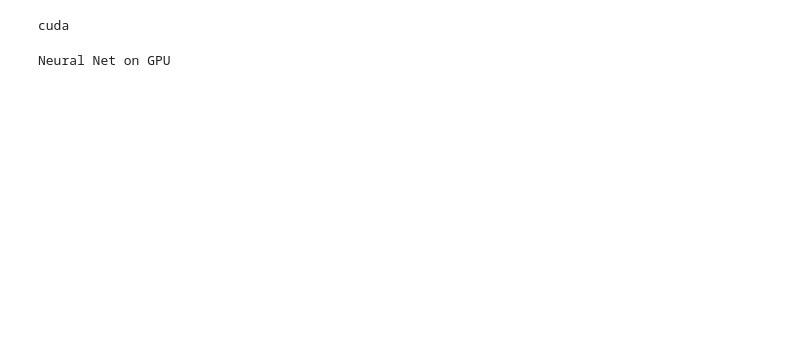
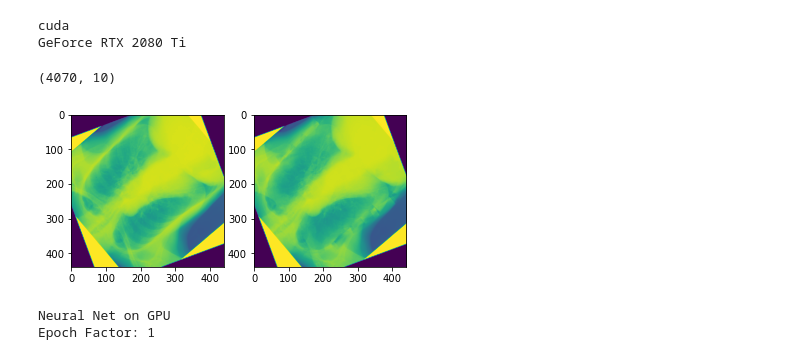
Before and after one commit to danielnflam/Deep-Learning-Models-for-bone-suppression-in-chest-radiographs, a Jupyter notebook: main.ipynb, the cells around one changed output. Saved outputs shown, nothing was run; the diff lists cells and outputs as text; code cells hidden in the pictures; blank space fills up the shorter version.

```diff
--- a/main.ipynb
+++ b/main.ipynb
@@ -22,16 +22,21 @@ flag_debug = False
 # Input Directories
 #data_BSE = "D:/data/JSRT/BSE_JSRT"
 #data_normal = "D:/data/JSRT/JSRT"
-data_BSE = "G:/DanielLam/JSRT/BSE_JSRT"
-data_normal = "G:/DanielLam/JSRT/JSRT"
+data_BSE = "G:/DanielLam/JSRT/augmented/augmented/target"
+data_normal = "G:/DanielLam/JSRT/augmented/augmented/source"
+
+# Save directories:
+output_save_directory = 'runs'
+PATH_SAVE_NETWORK_INTERMEDIATE = os.path.join(output_save_directory, 'network_intermediate.pt' )
+PATH_SAVE_NETWORK = os.path.join(output_save_directory, 'network_final.pt')
 
 # Image Size:
 image_spatial_size = (440,440)
-_batch_size = 4
+_batch_size = 128
 test_length = 10
 
 # Optimisation
-lr_ini = 0.001
+lr_ini = 0.01
 beta1 = 0.9
 beta2 = 0.999
 
@@ -45,53 +50,67 @@ lr_decay_ratio = 0.25
 def weights_init(m):
     classname = m.__class__.__name__
     if isinstance(m, nn.Conv2d) or isinstance(m, nn.ConvTranspose2d):
-        nn.init.normal_(m.weight.data, 0., 0.02)
+        #nn.init.normal_(m.weight.data, 0., 0.02)
+        nn.init.kaiming_normal_(m.weight.data,0)
         try:
             nn.init.constant_(m.bias.data, 0.)
         except:
             pass
-    if isinstance(m, nn.BatchNorm2d):
+    if isinstance(m, nn.BatchNorm2d) or isinstance(m, nn.InstanceNorm2d):
         if m.affine:
             nn.init.normal_(m.weight.data, 1.0, 0.02)
             nn.init.constant_(m.bias.data, 0.)
 
 ## Code for putting things on the GPU
-ngpu = 2
+ngpu = torch.cuda.device_count()
 os.environ["CUDA_VISIBLE_DEVICES"] = "0,1"
 device = torch.device("cuda" if (torch.cuda.is_available() and ngpu > 0) else "cpu")
 print(device)
+print(torch.cuda.get_device_name(torch.cuda.current_device()))
 # %% [output]
 cuda
+GeForce RTX 2080 Ti
 # %%
 # Current date:
 current_date=datetime.datetime.today().strftime('%Y-%m-%d')
 
 # Data Loader
 discriminator_keys_images = ["source", "boneless"]
 target_key = "boneless"
 ds = datasets.JSRT_CXR(data_normal, data_BSE,
                          transform=tvtransforms.Compose([
-                             transforms.CLAHE(discriminator_keys_images),
+                             #transforms.CLAHE(discriminator_keys_images), -- takes ages
                              transforms.ZScoreNormalisation(discriminator_keys_images),
                              transforms.RescalingNormalisation(discriminator_keys_images,(0,1)),
                              transforms.RandomHorizontalFlip(discriminator_keys_images, probability=0.5),
                              transforms.RandomVerticalFlip(discriminator_keys_images, probability=0.5),
-                             transforms.IntensityJitter(discriminator_keys_images,source_image_key="source", rescale_factor_limits=(0.75,1.0), window_motion_limits=(-1,1)),
+                             #transforms.IntensityJitter(discriminator_keys_images,source_image_key="source", rescale_factor_limits=(0.75,1.0), window_motion_limits=(-1,1)),
                              transforms.RandomIntensityComplement(discriminator_keys_images, probability=0.5),
                              transforms.RandomRotation(discriminator_keys_images),
                              transforms.Rescale(image_spatial_size, discriminator_keys_images, None),
                              transforms.ToTensor(discriminator_keys_images),
                              ])
                       )
 
 # SPLIT DATA INTO TRAINING/VALIDATION SET
 lengths=(len(ds)-test_length, test_length)
+print(lengths)
 ds_training, ds_val = torch.utils.data.random_split(ds, lengths)
 
 dl_training = DataLoader(ds_training, batch_size=_batch_size,
                          shuffle=True, num_workers=0)
 
-fixed_val_sample = next(iter(ds_val))
+dl_validation = DataLoader(ds_val, batch_size=1,
+                         shuffle=False, num_workers=0)
+fixed_val_sample = next(iter(dl_validation))
+
+fig, ax = plt.subplots(1,2)
+ax[0].imshow(fixed_val_sample["source"][0,0,:])
+ax[1].imshow(fixed_val_sample["boneless"][0,0,:])
+plt.show()
+# %% [output]
+(4070, 10)
+[figure, added]
 # %%
 ## Implementation of network and losses
 input_array_size = (_batch_size, 1, image_spatial_size[0], image_spatial_size[1])
@@ -107,8 +126,10 @@ net = net.to(device)
 
 # Optimiser
 optimizer = torch.optim.Adam(net.parameters(), lr=lr_ini, betas=(beta1, beta2))
+
 # Learning Rate Scheduler
-epoch_factor = num_reals_per_epoch_paper//len(ds_training) # need to have this factor as many epochs as that described in the paper
+epoch_factor = round(num_reals_per_epoch_paper/len(ds_training)) # need to have this factor as many epochs as that described in the paper
+print("Epoch Factor: "+str(epoch_factor))
 total_num_epochs = total_num_epochs_paper*epoch_factor
 num_epochs_decay_lr = num_epochs_decay_lr_paper*epoch_factor
 def lambda_rule(epoch, lr_ini=lr_ini, num_epochs_decay_lr=num_epochs_decay_lr, lr_decay_ratio=lr_decay_ratio):
@@ -118,18 +139,23 @@ def lambda_rule(epoch, lr_ini=lr_ini, num_epochs_decay_lr=num_epochs_decay_lr, l
 scheduler = torch.optim.lr_scheduler.LambdaLR(optimizer, lr_lambda=lambda_rule)
 
 # Gusarev Loss
+def criterion_MSELoss(testImage, referenceImage):
+    mse = nn.MSELoss()
+    mse_loss = mse(testImage, referenceImage)
+    return mse_loss, mse_loss, torch.zeros(1)
 def criterion_Gusarev(testImage, referenceImage, alpha=0.84):
     """
     Gusarev et al. 2017. Deep learning models for bone suppression in chest radiographs.  IEEE Conference on Computational Intelligence in Bioinformatics and Computational Biology.
     """
-    mseloss = nn.MSELoss() # L2 used for easier optimisation
-
-    msssim = pytorch_msssim.MSSSIM(window_size=11, size_average=True, channel=1, normalize="relu")
+    mse = nn.MSELoss() # L2 used for easier optimisation c.f. L1
+    mse_loss = mse(testImage, referenceImage)
+    msssim = pytorch_msssim.MSSSIM(window_size=11, size_average=True, channel=1, normalize=None)
     msssim_loss = 1 - msssim(testImage, referenceImage)
-    total_loss = (1-alpha)*mseloss(testImage, referenceImage) + alpha*msssim_loss
-    return total_loss
+    total_loss = (1-alpha)*mse_loss + alpha*msssim_loss
+    return total_loss, mse_loss, msssim_loss
 # %% [output]
 Neural Net on GPU
+Epoch Factor: 1
 # %%
 # Training
 img_list = []
```
Also changed, not shown: parts of 2 cells of this notebook, 8 other files.
